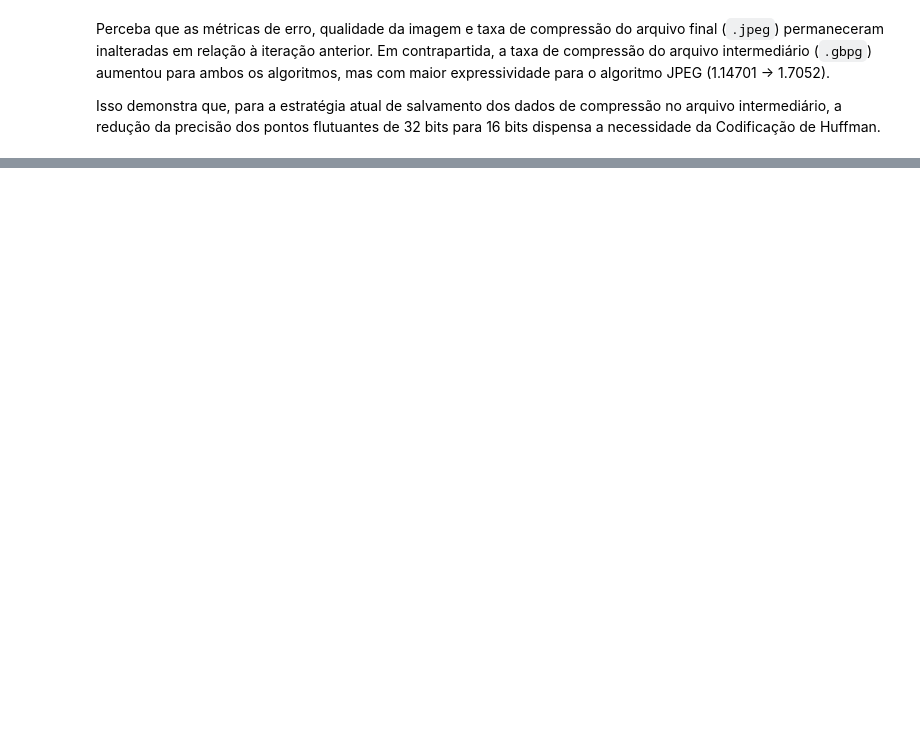
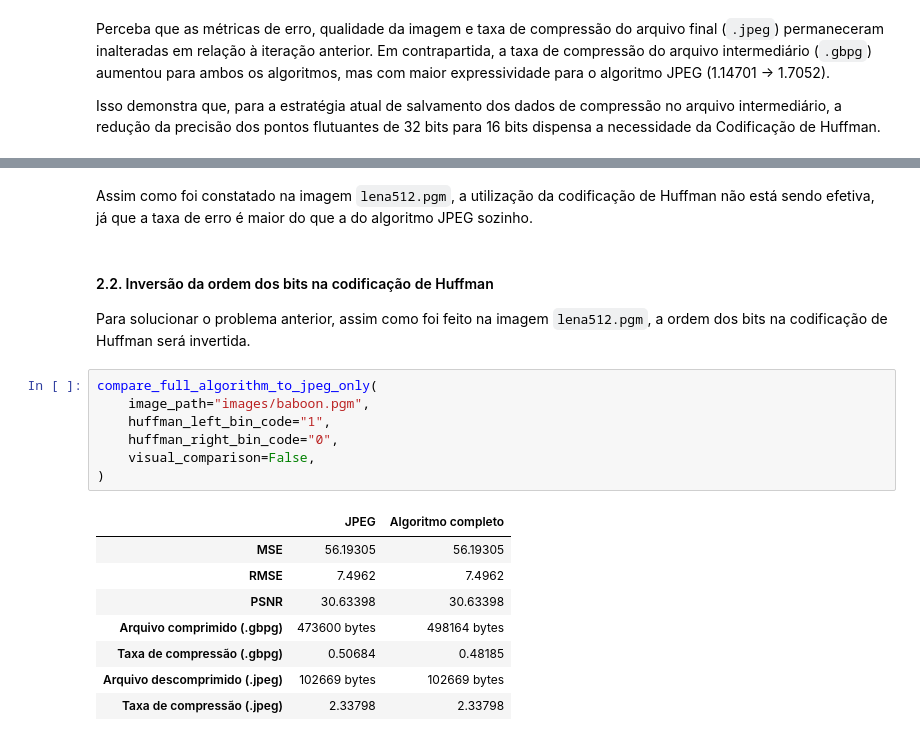
Before and after one commit to pedro-de-oliveira-guedes/image-compressor, a Jupyter notebook: image_compressor.ipynb, the cells around one changed output, grey strips where cells are left out. Drawn from its saved outputs; the diff is of its cells as text; blank space fills up the shorter version.

```diff
--- a/image_compressor.ipynb
+++ b/image_compressor.ipynb
@@ -1259,0 +1309,21 @@ Isso demonstra que, para a estratégia atual de salvamento dos dados de compress
+# %% [markdown]
+Assim como foi constatado na imagem `lena512.pgm`, a utilização da codificação de Huffman não está sendo efetiva, já que a taxa de erro é maior do que a do algoritmo JPEG sozinho.
+# %% [markdown]
+#### 2.2. Inversão da ordem dos bits na codificação de Huffman
+Para solucionar o problema anterior, assim como foi feito na imagem `lena512.pgm`, a ordem dos bits na codificação de Huffman será invertida.
+# %%
+compare_full_algorithm_to_jpeg_only(
+    image_path="images/baboon.pgm",
+    huffman_left_bin_code="1",
+    huffman_right_bin_code="0",
+    visual_comparison=False,
+)
+# %% [output]
+|  | JPEG | Algoritmo completo |
+| MSE | 56.19305 | 56.19305 |
+| RMSE | 7.4962 | 7.4962 |
+| PSNR | 30.63398 | 30.63398 |
+| Arquivo comprimido (.gbpg) | 473600 bytes | 498164 bytes |
+| Taxa de compressão (.gbpg) | 0.50684 | 0.48185 |
+| Arquivo descomprimido (.jpeg) | 102669 bytes | 102669 bytes |
+| Taxa de compressão (.jpeg) | 2.33798 | 2.33798 |
```
Also changed, not shown: parts of 17 cells of this notebook.
